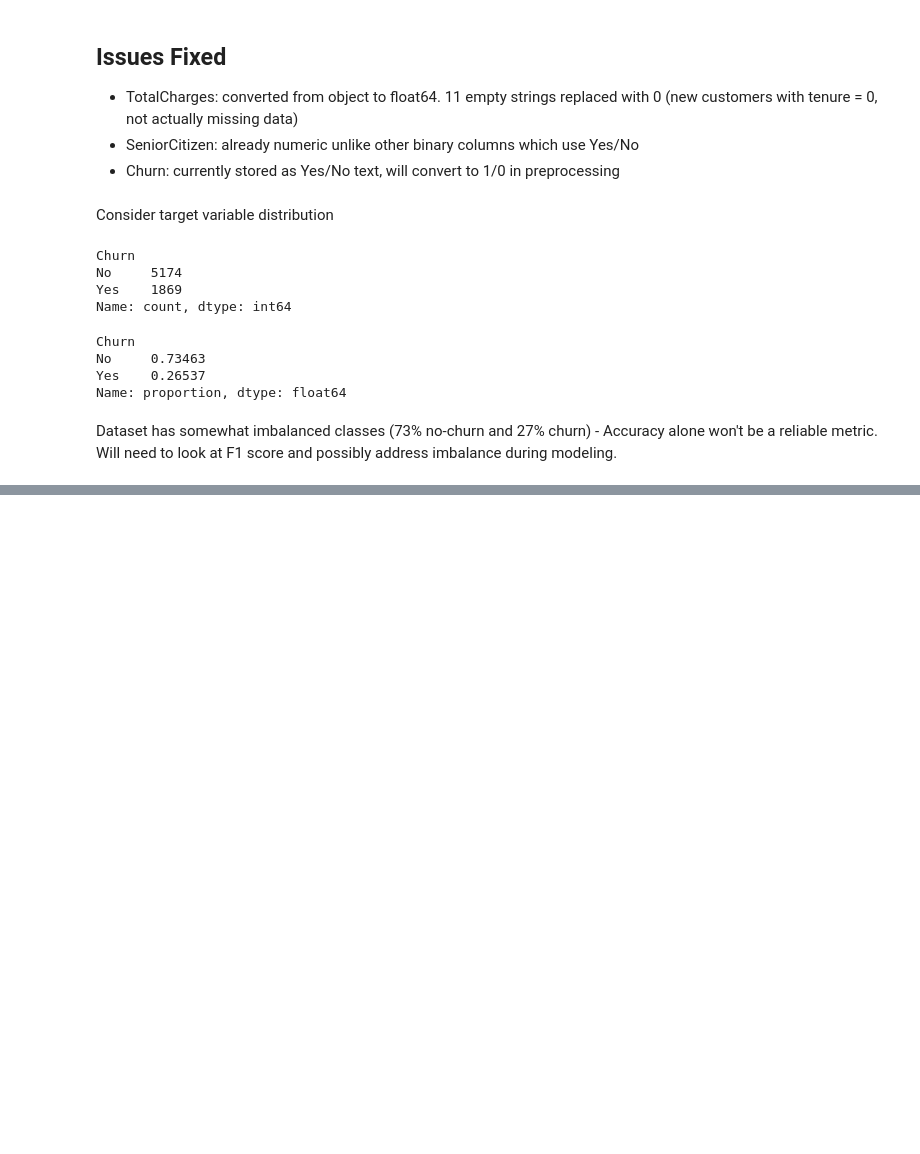
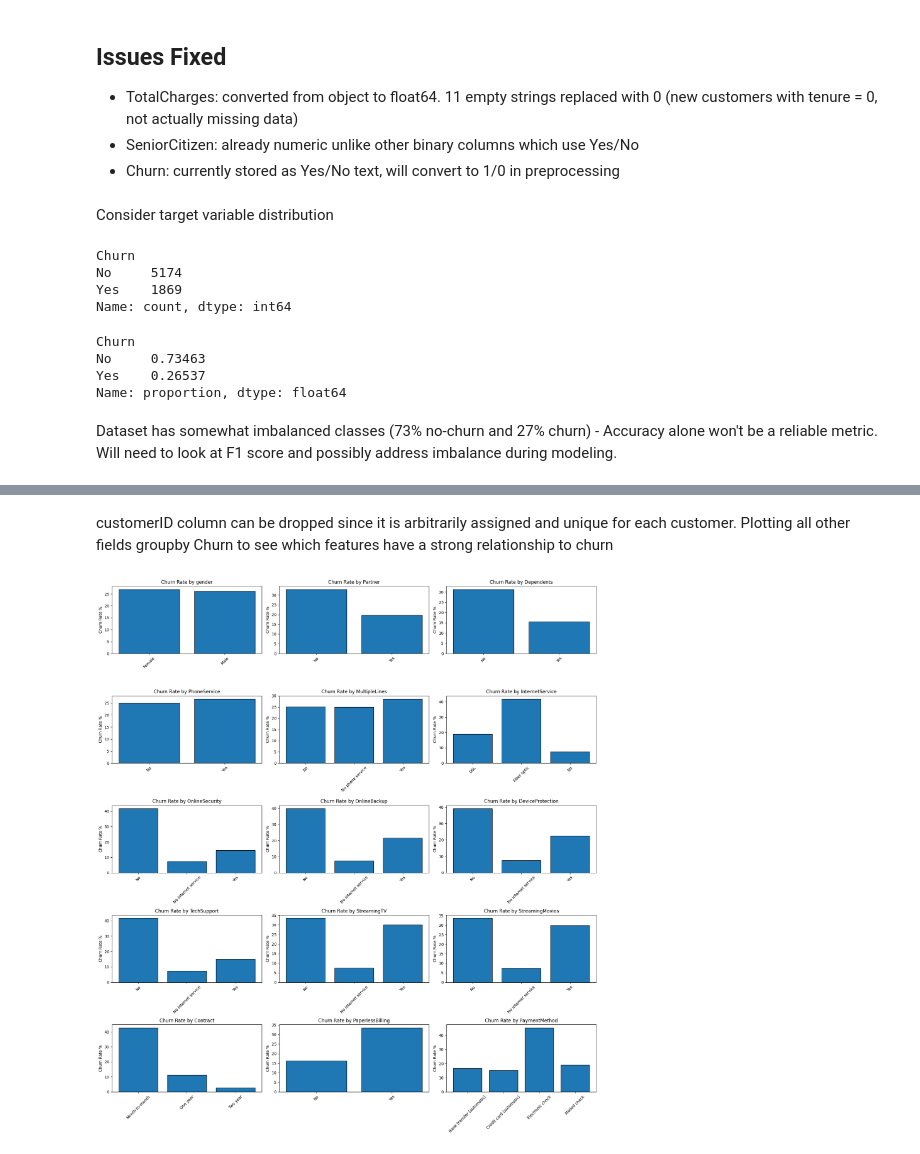
Before and after one commit to tyler-romans/customer-churn-prediction, a Jupyter notebook: Customer_Churn_Prediction.ipynb, the cells around one changed output, grey strips where cells are left out. Saved outputs shown, nothing was run; the diff lists cells and outputs as text; code cells hidden in the pictures; blank space fills up the shorter version.

```diff
--- a/Customer_Churn_Prediction.ipynb
+++ b/Customer_Churn_Prediction.ipynb
@@ -152,0 +181,3 @@ array(['29.85', '1889.5', '108.15', '1840.75', '151.65', '820.5',
+# %%
+categorical_cols = df.select_dtypes(include='object').columns.tolist()
+print(categorical_cols)
@@ -152,0 +186,3 @@ array(['29.85', '1889.5', '108.15', '1840.75', '151.65', '820.5',
+# %%
+for col in categorical_cols:
+    print(f"{col}: {df[col].nunique()} unique values — {df[col].unique()}")
@@ -152,0 +209,22 @@ array(['29.85', '1889.5', '108.15', '1840.75', '151.65', '820.5',
+# %% [markdown]
+customerID column can be dropped since it is arbitrarily assigned and unique for each customer. Plotting all other fields groupby Churn to see which features have a strong relationship to churn
+# %%
+categorical_cols = ['gender', 'Partner', 'Dependents', 'PhoneService', 'MultipleLines',
+                    'InternetService', 'OnlineSecurity', 'OnlineBackup', 'DeviceProtection',
+                    'TechSupport', 'StreamingTV', 'StreamingMovies', 'Contract',
+                    'PaperlessBilling', 'PaymentMethod']
+
+fig, axes = plt.subplots(5, 3, figsize=(18, 20))
+axes = axes.flatten()
+
+for i, col in enumerate(categorical_cols):
+    churn_rate = df.groupby(col)['Churn'].apply(lambda x: (x == 'Yes').mean() * 100)
+    axes[i].bar(churn_rate.index, churn_rate.values, edgecolor='black')
+    axes[i].set_title(f'Churn Rate by {col}')
+    axes[i].set_ylabel('Churn Rate %')
+    axes[i].tick_params(axis='x', rotation=45)
+
+plt.tight_layout()
+plt.show()
+# %% [output]
+[figure, added]
```
Also changed, not shown: parts of 20 cells of this notebook.
